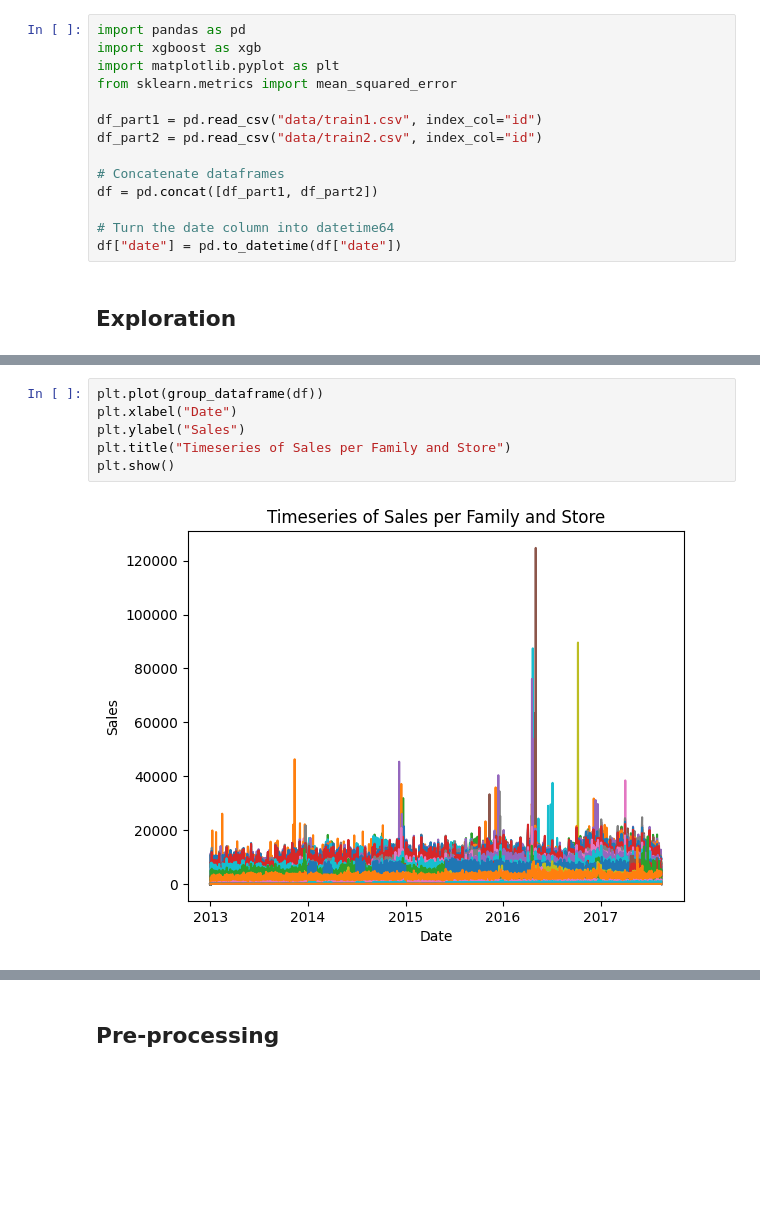
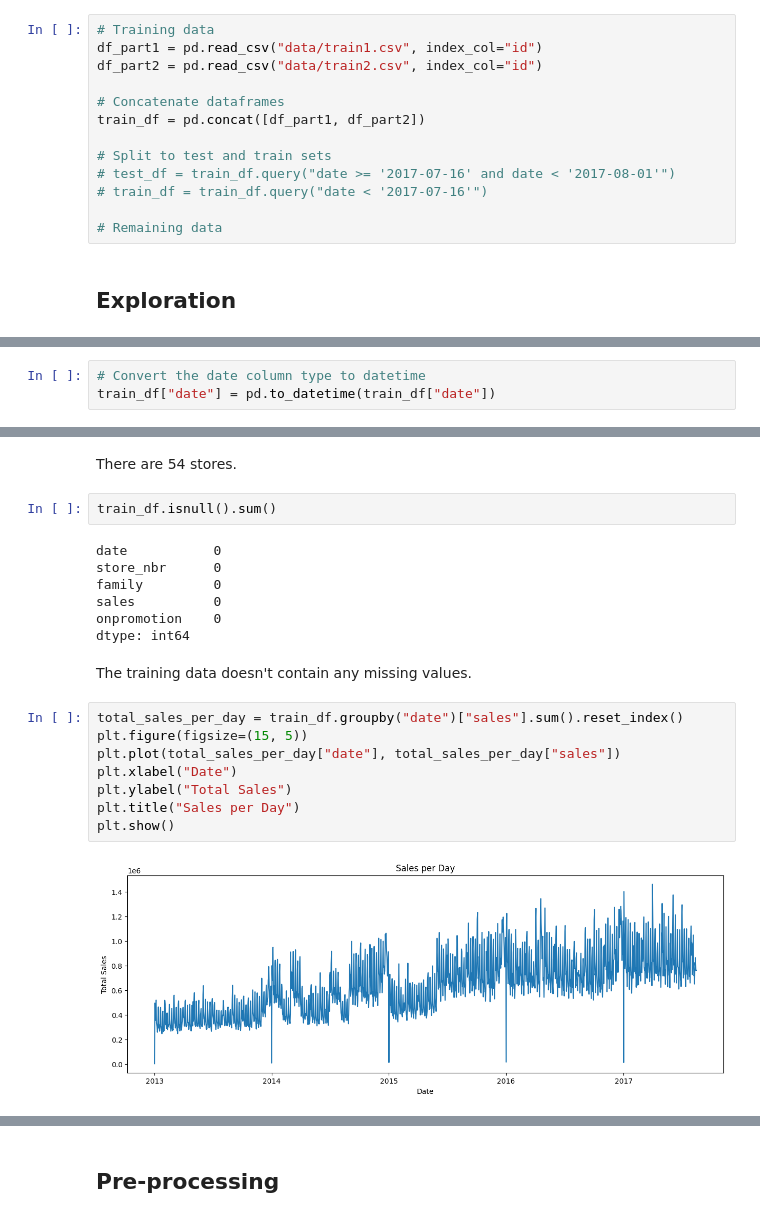
Before and after one commit to Milloz-dev/StoreSales-TimeSeriesForecasting, a Jupyter notebook: main.ipynb, the cells around one changed output, grey strips where cells are left out. Saved outputs shown, nothing was run; the diff lists cells and outputs as text; blank space fills up the shorter version.

```diff
--- a/main.ipynb
+++ b/main.ipynb
@@ -1,16 +10,15 @@
 # %%
-import pandas as pd
-import xgboost as xgb
-import matplotlib.pyplot as plt
-from sklearn.metrics import mean_squared_error
-
+# Training data
 df_part1 = pd.read_csv("data/train1.csv", index_col="id")
 df_part2 = pd.read_csv("data/train2.csv", index_col="id")
 
 # Concatenate dataframes
-df = pd.concat([df_part1, df_part2])
+train_df = pd.concat([df_part1, df_part2])
 
-# Turn the date column into datetime64
-df["date"] = pd.to_datetime(df["date"])
+# Split to test and train sets
+# test_df = train_df.query("date >= '2017-07-16' and date < '2017-08-01'")
+# train_df = train_df.query("date < '2017-07-16'")
+
+# Remaining data
 # %% [markdown]
 ## Exploration
@@ -27 +39,4 @@ df.head()
+# %%
+# Convert the date column type to datetime
+train_df["date"] = pd.to_datetime(train_df["date"])
 # %%
@@ -57,8 +75,23 @@ def group_dataframe(input_df: pd.DataFrame) -> pd.DataFrame:
+# %% [markdown]
+There are 54 stores.
+# %%
+train_df.isnull().sum()
+# %% [output]
+date           0
+store_nbr      0
+family         0
+sales          0
+onpromotion    0
+dtype: int64
+# %% [markdown]
+The training data doesn't contain any missing values.
 # %%
-plt.plot(group_dataframe(df))
+total_sales_per_day = train_df.groupby("date")["sales"].sum().reset_index()
+plt.figure(figsize=(15, 5))
+plt.plot(total_sales_per_day["date"], total_sales_per_day["sales"])
 plt.xlabel("Date")
-plt.ylabel("Sales")
-plt.title("Timeseries of Sales per Family and Store")
+plt.ylabel("Total Sales")
+plt.title("Sales per Day")
 plt.show()
 # %% [output]
-[figure, old version]
+[figure, new version]
```
Also changed, not shown: parts of 31 cells of this notebook.
